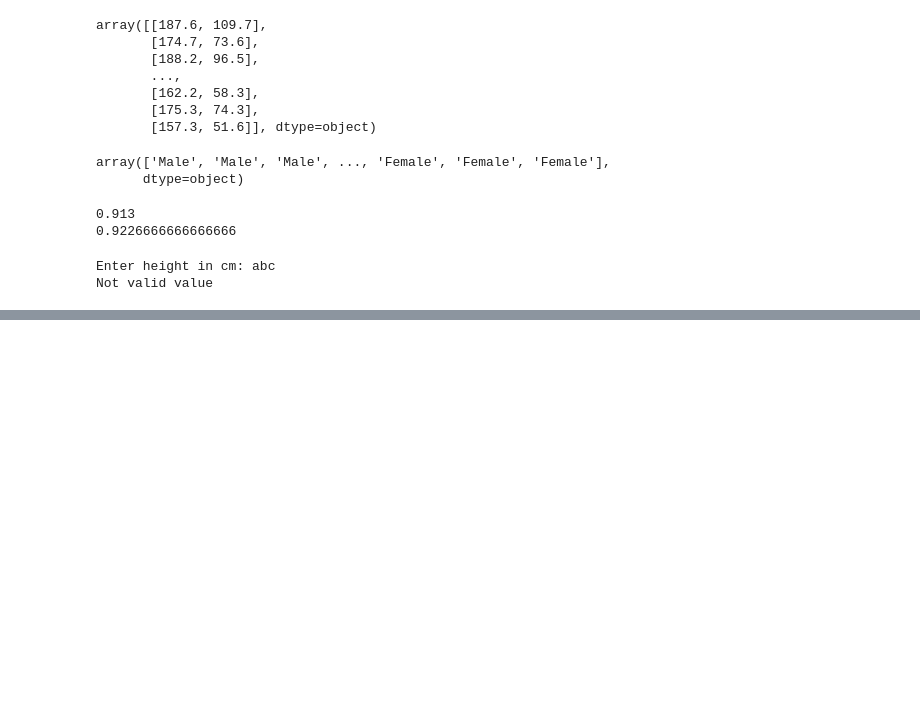
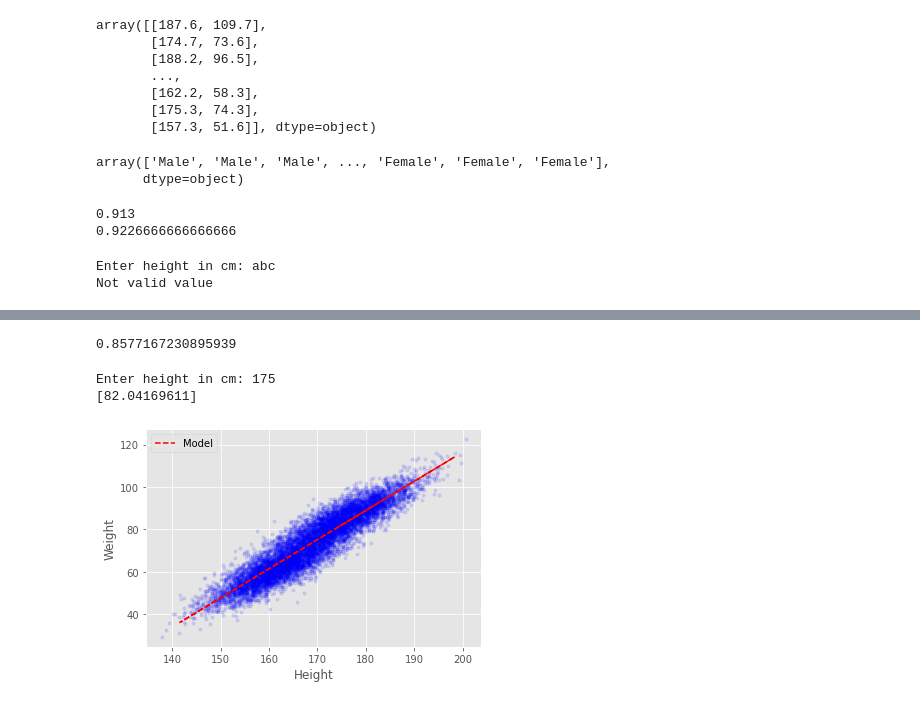
Before and after one commit to limweipin/mlpy_nov2021, a Jupyter notebook: day_2.ipynb, the cells around one changed output, grey strips where cells are left out. Saved outputs shown, nothing was run; the diff lists cells and outputs as text; code cells hidden in the pictures; blank space fills up the shorter version.

Commit message:
Added linear regression

```diff
--- a/day_2.ipynb
+++ b/day_2.ipynb
@@ -412,0 +423,8 @@ Not valid value
+# %%
+# Build regression model to estimate weight based on height
+from sklearn.linear_model import LinearRegression
+
+X = df.values[:, 1].reshape(-1, 1)
+y = df.values[:, 2]
+print(X.shape, y.shape)
+X
@@ -412,0 +440,22 @@ Not valid value
+# %%
+X_train, X_test, y_train, y_test = split(X, y, test_size=0.3, random_state=42)
+
+lr = LinearRegression().fit(X_train, y_train)
+print(f'{lr.score(X_test, y_test)}')
+# %% [output]
+0.8577167230895939
+# %%
+h = float(input('Enter height in cm: '))
+print(f'{lr.predict([[h]])}')
+# %% [output]
+Enter height in cm: 175
+[82.04169611]
+# %%
+plt.plot(df.values[:, 1], df.values[:, 2], 'b.', alpha=0.1)
+plt.xlabel('Height')
+plt.ylabel('Weight')
+plt.plot(X_test, lr.predict(X_test), 'r--', label='Model')
+plt.legend(loc='best')
+plt.show()
+# %% [output]
+[figure, added]
```
Also changed, not shown: parts of 2 cells of this notebook.
